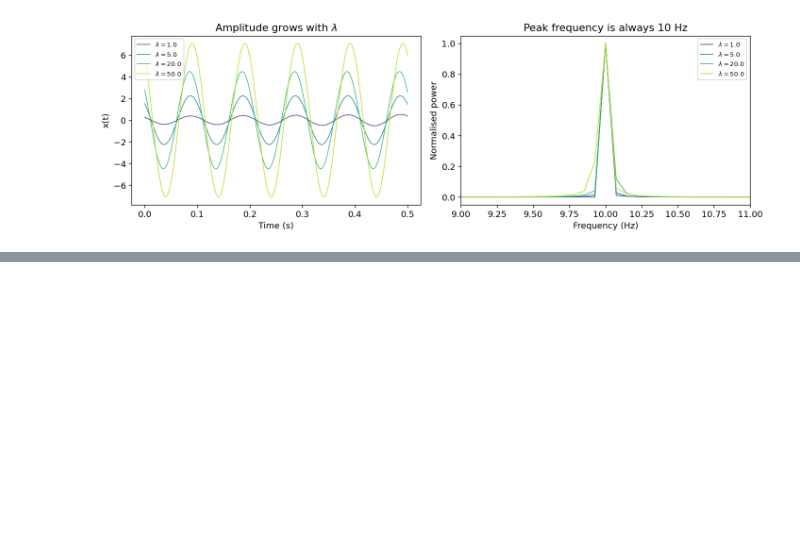
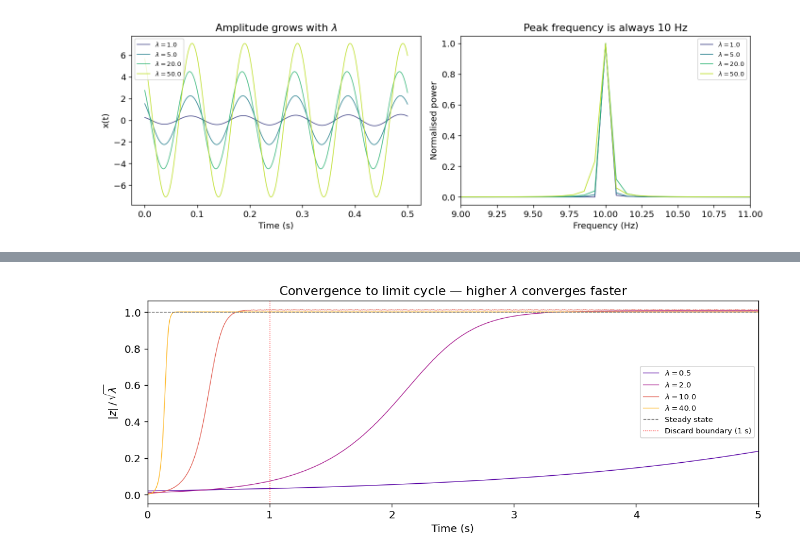
Before and after one commit to BobRice1/Functional-connectotomy, a Jupyter notebook: notebooks/01_single_node.ipynb, the cells around one changed output, grey strips where cells are left out. Saved outputs shown, nothing was run; the diff lists cells and outputs as text; code cells hidden in the pictures; blank space fills up the shorter version.

```diff
--- a/notebooks/01_single_node.ipynb
+++ b/notebooks/01_single_node.ipynb
@@ -187,22 +162,0 @@ $\omega / (2\pi)$ by examining the power spectrum.
-# %%
-omega_hz = 10.0
-fs = 1250
-
-t, x, y = simulate_single(lam=20.0, omega_hz=omega_hz, z0=np.array([0.1 + 0.1j]))
-
-freqs = np.fft.rfftfreq(len(x), d=1.0 / fs)
-power = np.abs(np.fft.rfft(x)) ** 2 / len(x)
-peak_freq = freqs[np.argmax(power[1:]) + 1]  # skip DC
-
-fig, ax = plt.subplots(figsize=(8, 3))
-mask = freqs <= 50
-ax.plot(freqs[mask], power[mask], linewidth=0.8)
-ax.axvline(omega_hz, color="red", ls="--", lw=1, label=f"Prescribed: {omega_hz} Hz")
-ax.axvline(peak_freq, color="green", ls=":", lw=1, label=f"FFT peak: {peak_freq:.2f} Hz")
-ax.set_xlabel("Frequency (Hz)")
-ax.set_ylabel("Power")
-ax.set_title(r"Power spectrum ($\lambda=20$)")
-ax.legend()
-fig.tight_layout()
-print(f"Prescribed frequency: {omega_hz} Hz")
-print(f"Measured peak frequency: {peak_freq:.4f} Hz")
@@ -253,0 +253,24 @@ fig.tight_layout()
+# %%
+fig, ax = plt.subplots(figsize=(10, 4))
+
+z0_small = np.array([0.01 + 0.01j])  # start far from limit cycle
+
+for lam, col in zip([0.5, 2.0, 10.0, 40.0],
+                     plt.cm.plasma(np.linspace(0.15, 0.85, 4))):
+    t, x, y = simulate_single(lam, omega_hz=10.0, z0=z0_small,
+                              t_total=5.0, t_discard=0.0)
+    r = np.sqrt(x**2 + y**2)
+    r_norm = r / np.sqrt(lam)  # normalise by theoretical steady-state
+    ax.plot(t, r_norm, color=col, lw=0.8, label=rf"$\lambda={lam}$")
+
+ax.axhline(1.0, color="grey", ls="--", lw=0.8, label="Steady state")
+ax.axvline(1.0, color="red", ls=":", lw=0.8, label="Discard boundary (1 s)")
+ax.set_xlabel("Time (s)")
+ax.set_ylabel(r"$|z| \,/\, \sqrt{\lambda}$")
+ax.set_title("Convergence to limit cycle — higher $\\lambda$ converges faster")
+ax.set_xlim(0, 5)
+ax.legend(fontsize=8)
+fig.tight_layout()
+fig.savefig(FIG_DIR / "06_normalized_convergence.png", dpi=150, bbox_inches="tight")
+# %% [output]
+[figure, added]
```
Also changed, not shown: parts of 16 cells of this notebook, 10 other files.
